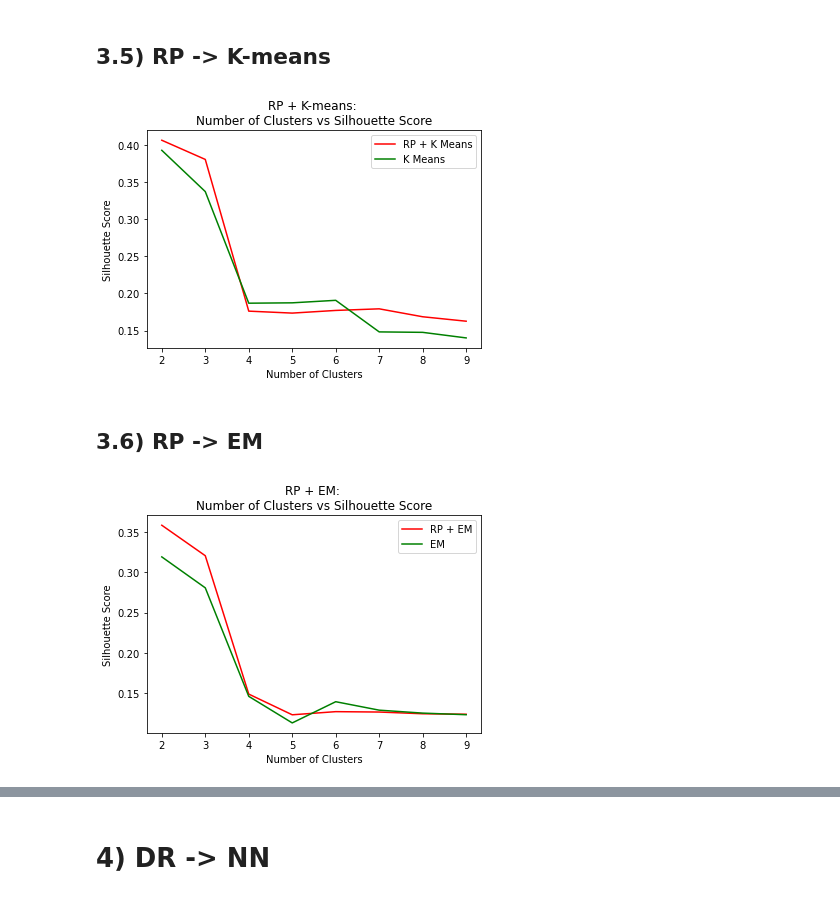
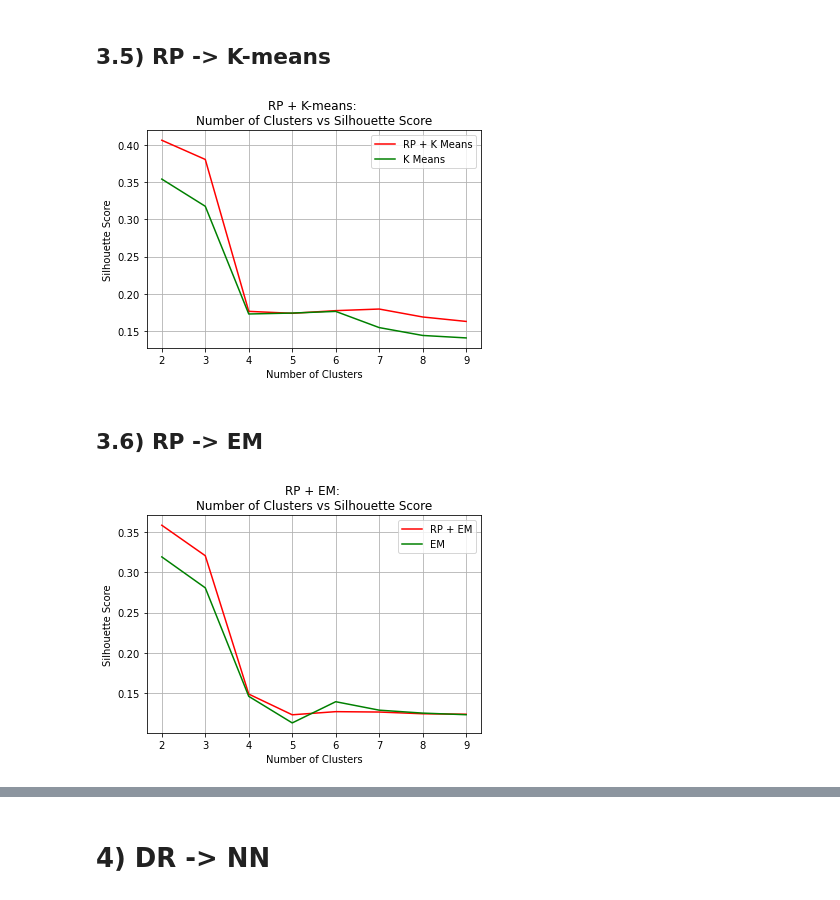
Before and after one commit to rahalrsh/dimensionality-reduction, a Jupyter notebook: clustering-breast-cancer.ipynb, the cells around one changed output, grey strips where cells are left out. Drawn from its saved outputs; the diff is of its cells as text; code cells hidden in the pictures.

```diff
--- a/clustering-breast-cancer.ipynb
+++ b/clustering-breast-cancer.ipynb
@@ -499,0 +623,2 @@ run_rp(x_train_sc)
+# %%
+run_nca(x_train_sc, y_train)
@@ -517,5 +665,5 @@ def run_lda(x_train, y_train):
 # %%
-run_lda(x_train_sc, y_train)
+# run_lda(x_train_sc, y_train)
 # %% [markdown]
 # 3) DR -> Clustering
 # %% [markdown]
@@ -664,27 +907,36 @@ x_transformed = transformer.fit_transform(x_train_sc)
+# %%
+def rp_kmeans_sil_score(x_train_sc):
+    transformer = RP.GaussianRandomProjection(n_components=26, random_state=0)
+    x_transformed = transformer.fit_transform(x_train_sc)
+
+    n_clusters=np.arange(2, 10)
+    data=[]
+
+    for n in n_clusters:
+        km = KMeans(n, random_state=0)
+        km = km.fit(x_transformed)
+        labels = km.predict(x_transformed)
+        sil = silhouette_score(x_transformed, labels, metric='euclidean')
+
+        data.append([n, sil])
+
+    rp_kmeans_sil_df = pd.DataFrame(data, columns=["Clusters", "Silhouette Score"])
+    return rp_kmeans_sil_df
+# %%
+rp_kmeans_sil_df = rp_kmeans_sil_score(x_train_sc)
 # %%
-n_clusters=np.arange(2, 10)
-data=[]
-
-for n in n_clusters:
-    km = KMeans(n, random_state=0)
-    km = km.fit(x_transformed)
-    labels = km.predict(x_transformed)
-    sil = silhouette_score(x_transformed, labels, metric='euclidean')
-
-    data.append([n, sil])
-
-ica_kmeans_df = pd.DataFrame(data, columns=["Clusters", "Silhouette Score"])
-
 plt.title("RP + K-means: \nNumber of Clusters vs Silhouette Score")
 plt.xlabel("Number of Clusters")
 plt.ylabel("Silhouette Score")
 
-plt.plot(ica_kmeans_df["Clusters"], ica_kmeans_df["Silhouette Score"], color='r', label='RP + K Means')
-plt.plot(kmeans_df["Clusters"], kmeans_df["Silhouette Score"], color='g', label='K Means')
+plt.plot(rp_kmeans_sil_df["Clusters"], rp_kmeans_sil_df["Silhouette Score"], color='r', label='RP + K Means')
+plt.plot(kmeans_sil_df["Clusters"], kmeans_sil_df["Silhouette Score"], color='g', label='K Means')
 
 plt.legend()
+plt.grid()
+plt.savefig('images/bc/3.5 rp kmeans sil.png')
 plt.show()
 # %% [output]
-[figure, old version]
+[figure, new version]
 # %% [markdown]
 ## 3.6) RP -> EM
@@ -694,25 +963,14 @@ x_transformed = transformer.fit_transform(x_train_sc)
 # %%
-n_clusters=np.arange(2, 10)
-data=[]
-
-for n in n_clusters:
-    gmm = GaussianMixture(n, random_state=0)
-    gmm = gmm.fit(x_transformed)
-    labels = gmm.predict(x_transformed)
-    sil = silhouette_score(x_transformed, labels, metric='euclidean')
-
-    data.append([n, sil])
-
-pca_em_df = pd.DataFrame(data, columns=["Clusters", "Silhouette Score"])
-
 plt.title("RP + EM: \nNumber of Clusters vs Silhouette Score")
 plt.xlabel("Number of Clusters")
 plt.ylabel("Silhouette Score")
 
-plt.plot(pca_em_df["Clusters"], pca_em_df["Silhouette Score"], color='r', label='RP + EM')
-plt.plot(em_df["Clusters"], em_df["Silhouette Score"], color='g', label='EM')
+plt.plot(rp_em_sil_df["Clusters"], rp_em_sil_df["Silhouette Score"], color='r', label='RP + EM')
+plt.plot(em_sil_df["Clusters"], em_sil_df["Silhouette Score"], color='g', label='EM')
 
 plt.legend()
+plt.grid()
+plt.savefig('images/bc/3.6 rp em sil.png')
 plt.show()
 # %% [output]
-[figure, old version]
+[figure, new version]
```
Also changed, not shown: parts of 107 cells of this notebook.
